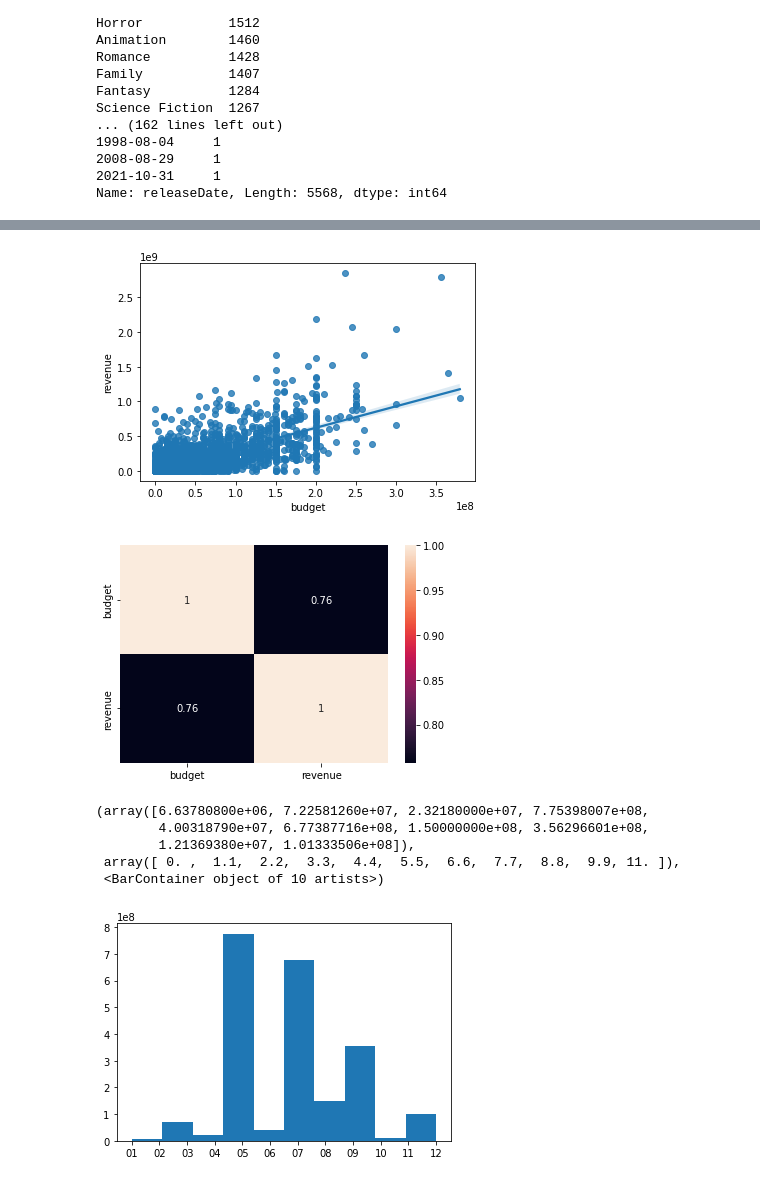
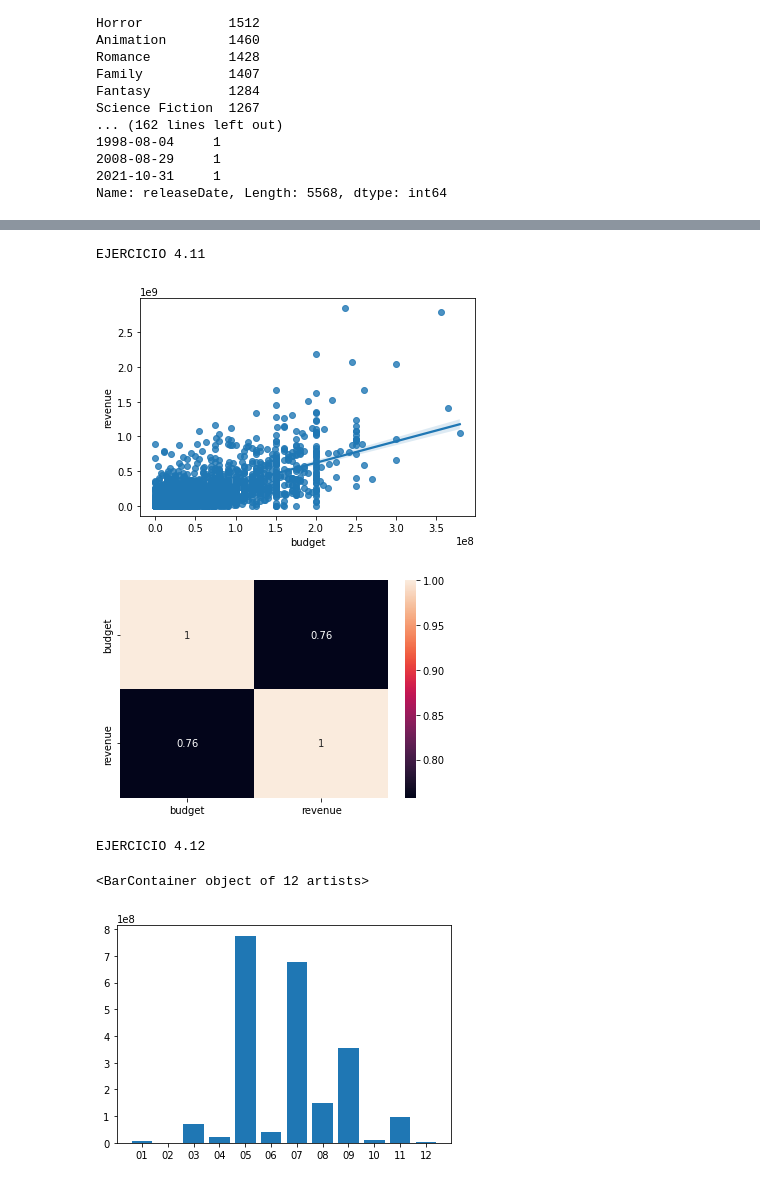
Before and after one commit to oscarparedez/analisisexploratorio, a Jupyter notebook: cookie.ipynb, the cells around one changed output, grey strips where cells are left out. Cells and saved outputs as stored; diff of their text form; code cells hidden in the pictures.

```diff
--- a/cookie.ipynb
+++ b/cookie.ipynb
@@ -281,22 +319,22 @@ df
 | 18 | Shane Black |
 | 19 | George Miller |
 # %%
+print("EJERCICIO 4.11")
 sns.regplot(x=movies["budget"], y=movies["revenue"])
 plt.show()
 output = sqldf("select budget, revenue from movies")
 hm = sns.heatmap(output.corr(), annot = True)
 plt.show()
 # %% [output]
+EJERCICIO 4.11
 [figure]
 [figure]
 # %%
+print("EJERCICIO 4.12")
 output = sqldf("select strftime('%m', releaseDate) as Month, revenue from movies group by Month")
-plt.hist(output.Month, weights=output.revenue)
+plt.bar(output.Month, output.revenue, align="center")
 # %% [output]
-(array([6.63780800e+06, 7.22581260e+07, 2.32180000e+07, 7.75398007e+08,
-        4.00318790e+07, 6.77387716e+08, 1.50000000e+08, 3.56296601e+08,
-        1.21369380e+07, 1.01333506e+08]),
- array([ 0. ,  1.1,  2.2,  3.3,  4.4,  5.5,  6.6,  7.7,  8.8,  9.9, 11. ]),
- <BarContainer object of 10 artists>)
+EJERCICIO 4.12
+<BarContainer object of 12 artists>
-[figure, old version]
+[figure, new version]
 # %%
```
Also changed, not shown: parts of 17 cells of this notebook.
